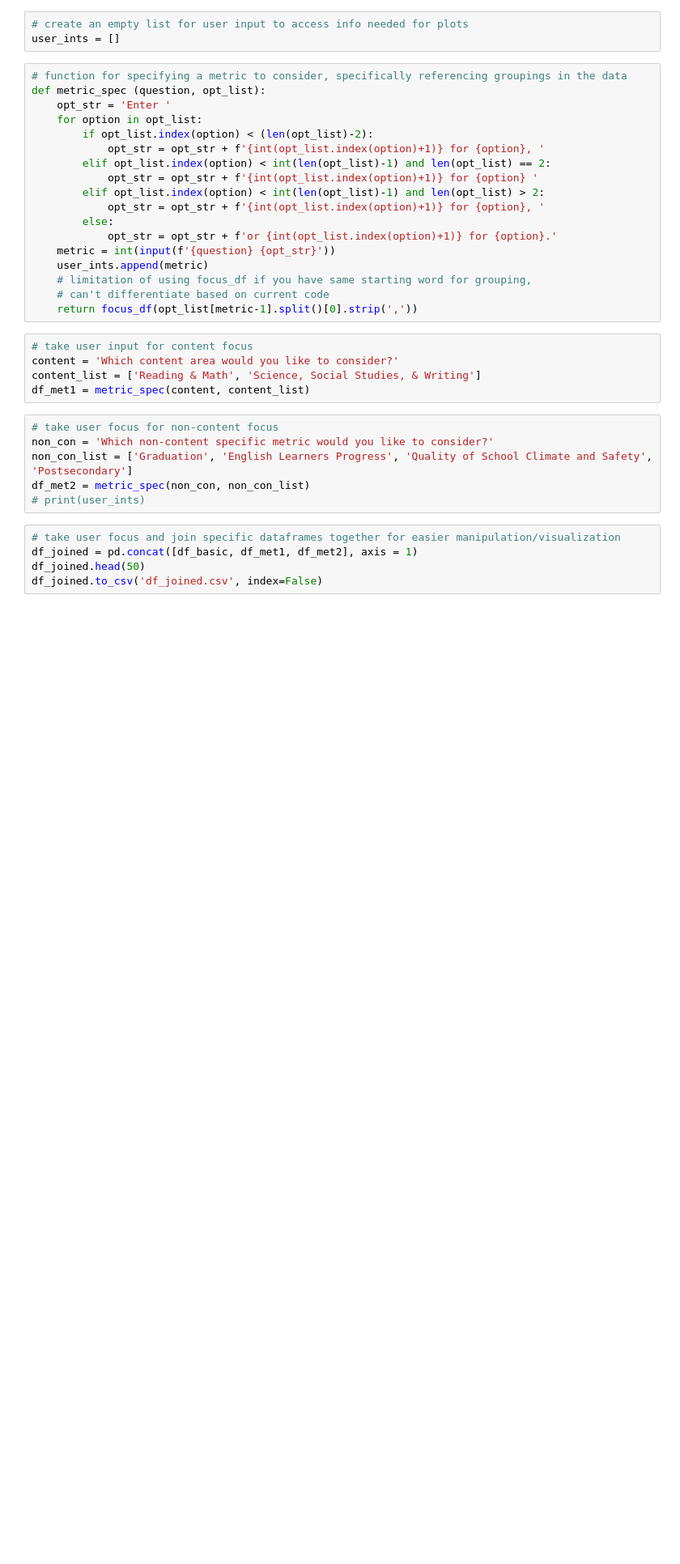
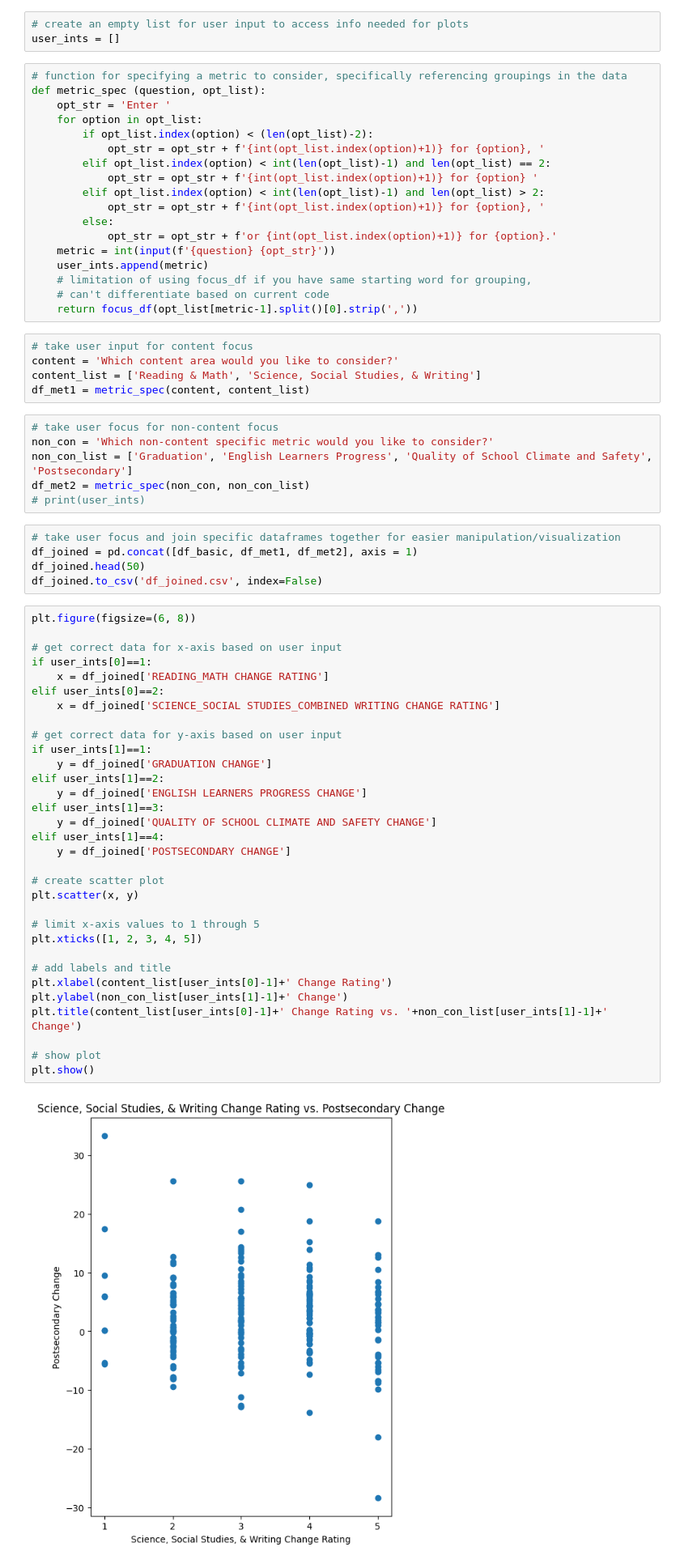
Before and after one commit to morganrlane416/code_you_capstone, a Jupyter notebook: Capstone.ipynb, the cells around one changed output. Shown: that part at 81% size. Saved outputs shown, nothing was run; the diff lists cells and outputs as text; blank space fills up the shorter version.

Commit message:
Plot the data based on user input

```diff
--- a/Capstone.ipynb
+++ b/Capstone.ipynb
@@ -63,3 +64,37 @@ df_met2 = metric_spec(non_con, non_con_list)
 df_joined = pd.concat([df_basic, df_met1, df_met2], axis = 1)
 df_joined.head(50)
 df_joined.to_csv('df_joined.csv', index=False)
+# %%
+plt.figure(figsize=(6, 8))
+
+# get correct data for x-axis based on user input
+if user_ints[0]==1:
+    x = df_joined['READING_MATH CHANGE RATING']
+elif user_ints[0]==2:
+    x = df_joined['SCIENCE_SOCIAL STUDIES_COMBINED WRITING CHANGE RATING']
+
+# get correct data for y-axis based on user input
+if user_ints[1]==1:
+    y = df_joined['GRADUATION CHANGE']
+elif user_ints[1]==2:
+    y = df_joined['ENGLISH LEARNERS PROGRESS CHANGE']
+elif user_ints[1]==3:
+    y = df_joined['QUALITY OF SCHOOL CLIMATE AND SAFETY CHANGE']
+elif user_ints[1]==4:
+    y = df_joined['POSTSECONDARY CHANGE']
+
+# create scatter plot
+plt.scatter(x, y)
+
+# limit x-axis values to 1 through 5
+plt.xticks([1, 2, 3, 4, 5])
+
+# add labels and title
+plt.xlabel(content_list[user_ints[0]-1]+' Change Rating')
+plt.ylabel(non_con_list[user_ints[1]-1]+' Change')
+plt.title(content_list[user_ints[0]-1]+' Change Rating vs. '+non_con_list[user_ints[1]-1]+' Change')
+
+# show plot
+plt.show()
+# %% [output]
+[figure, added]
```
Also changed, not shown: parts of 2 cells of this notebook.
